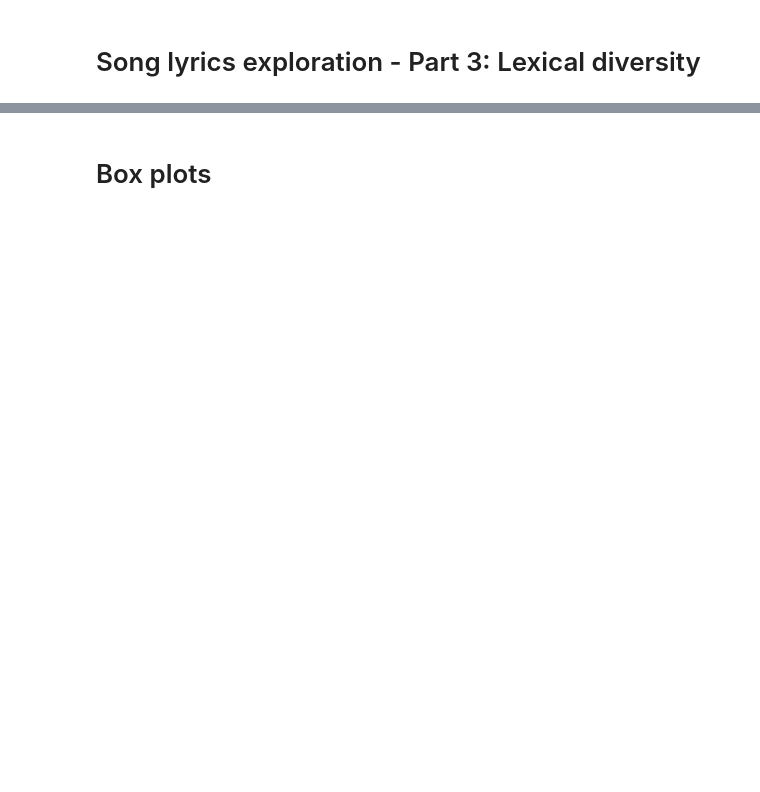
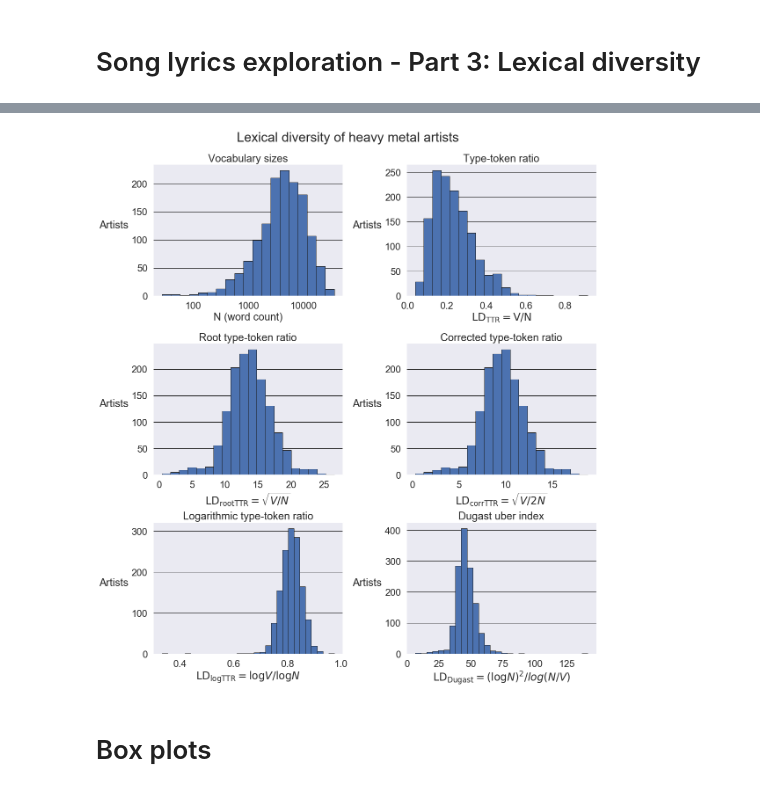
Before and after one commit to pdqnguyen/metallyrics, a Jupyter notebook: lyrics2.ipynb, the cells around one changed output, grey strips where cells are left out. Drawn from its saved outputs; the diff is of its cells as text; code cells hidden in the pictures; blank space fills up the shorter version.

```diff
--- a/lyrics2.ipynb
+++ b/lyrics2.ipynb
@@ -49,10 +61,12 @@ df_bands['words'] = df_bands.lyrics.apply(process_lyrics)
 # %%
-df_bands['N'] = df_bands.words.apply(len)
-df_bands['V'] = df_bands.words.apply(lambda x: len(set(x)))
-N = df_bands.N
-V = df_bands.V
-df_bands['TTR'] = V / N
-df_bands['rootTTR'] = V / np.sqrt(N)
-df_bands['logTTR'] = np.log(V) / np.log(N)
-df_bands['corrTTR'] = V / np.sqrt(2 * N)
-df_bands['dugast'] = (np.log(N))**2 / (np.log(N) - np.log(V))
+def get_lexical_diversity(data):
+    N = data.words.apply(len)
+    V = data.words.apply(lambda x: len(set(x)))
+    data['N'] = N
+    data['V'] = V
+    data['TTR'] = V / N
+    data['rootTTR'] = V / np.sqrt(N)
+    data['logTTR'] = np.log(V) / np.log(N)
+    data['corrTTR'] = V / np.sqrt(2 * N)
+    data['dugast'] = (np.log(N))**2 / (np.log(N) - np.log(V))
+    return data
@@ -116,2 +129,6 @@ fig.tight_layout(rect=[0, 0, 1, 0.95])
+# %%
+plot_histograms(df_bands)
+# %% [output]
+[figure, added]
 # %% [markdown]
 # Box plots
```
Also changed, not shown: parts of 29 cells of this notebook.
